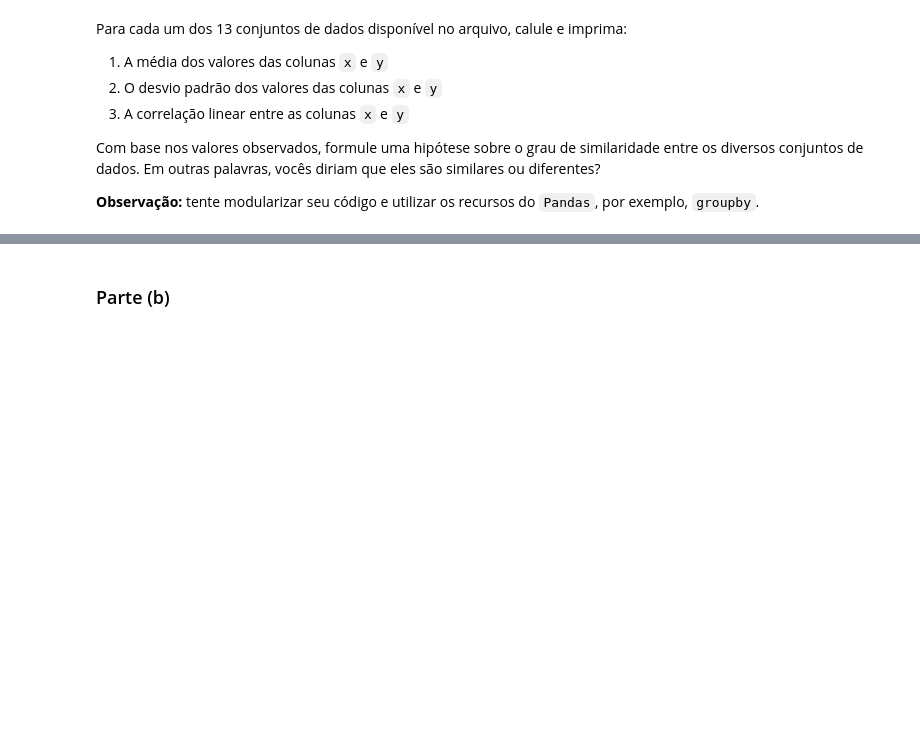
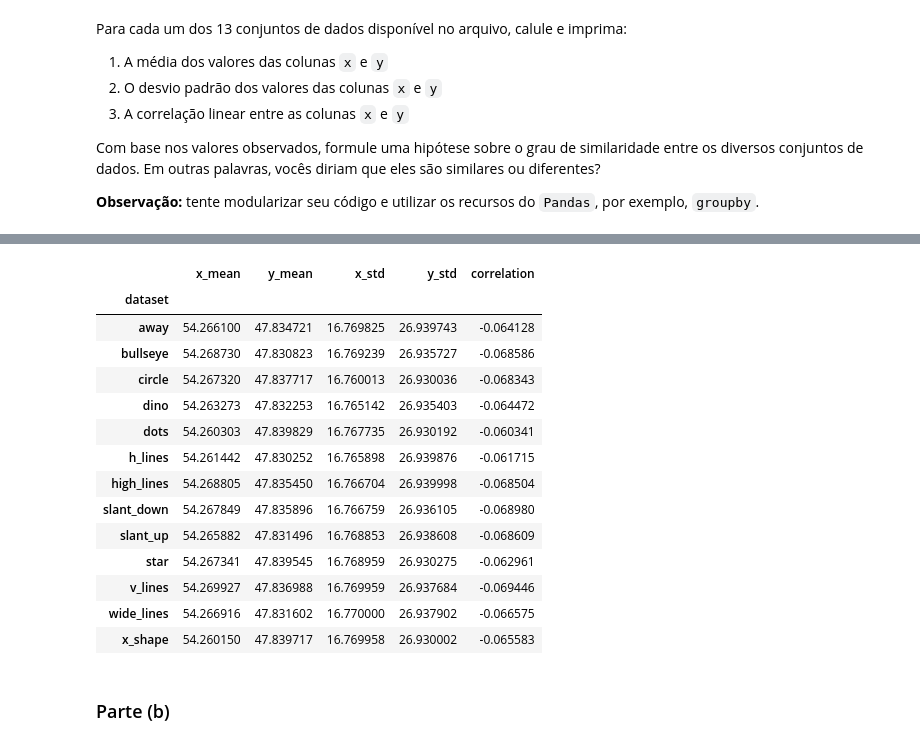
Before and after one commit to hygo2025/ciencia_de_dados, a Jupyter notebook: lista_01/lista_01.ipynb, the cells around one changed output, grey strips where cells are left out. Cells and saved outputs as stored; diff of their text form; code cells hidden in the pictures; blank space fills up the shorter version.

```diff
--- a/lista_01/lista_01.ipynb
+++ b/lista_01/lista_01.ipynb
@@ -401,3 +416,30 @@ Com base nos valores observados, formule uma hipótese sobre o grau de similarid
+# %%
+def calc_data_statistics(df: pd.DataFrame) -> pd.DataFrame:
+    return df.groupby('dataset').agg(
+        x_mean=('x', 'mean'),
+        y_mean=('y', 'mean'),
+        x_std=('x', 'std'),
+        y_std=('y', 'std'),
+        correlation=('x', lambda x: x.corr(df.loc[x.index, 'y']))
+    )
+
+calc_data_statistics(df2)
+# %% [output]
+|  | x_mean | y_mean | x_std | y_std | correlation |
+| dataset |  |  |  |  |  |
+| away | 54.266100 | 47.834721 | 16.769825 | 26.939743 | -0.064128 |
+| bullseye | 54.268730 | 47.830823 | 16.769239 | 26.935727 | -0.068586 |
+| circle | 54.267320 | 47.837717 | 16.760013 | 26.930036 | -0.068343 |
+| dino | 54.263273 | 47.832253 | 16.765142 | 26.935403 | -0.064472 |
+| dots | 54.260303 | 47.839829 | 16.767735 | 26.930192 | -0.060341 |
+| h_lines | 54.261442 | 47.830252 | 16.765898 | 26.939876 | -0.061715 |
+| high_lines | 54.268805 | 47.835450 | 16.766704 | 26.939998 | -0.068504 |
+| slant_down | 54.267849 | 47.835896 | 16.766759 | 26.936105 | -0.068980 |
+| slant_up | 54.265882 | 47.831496 | 16.768853 | 26.938608 | -0.068609 |
+| star | 54.267341 | 47.839545 | 16.768959 | 26.930275 | -0.062961 |
+| v_lines | 54.269927 | 47.836988 | 16.769959 | 26.937684 | -0.069446 |
+| wide_lines | 54.266916 | 47.831602 | 16.770000 | 26.937902 | -0.066575 |
+| x_shape | 54.260150 | 47.839717 | 16.769958 | 26.930002 | -0.065583 |
 # %% [markdown]
 ### Parte (b)
 # %% [markdown]
```
Also changed, not shown: parts of 24 cells of this notebook, 4 other files.
